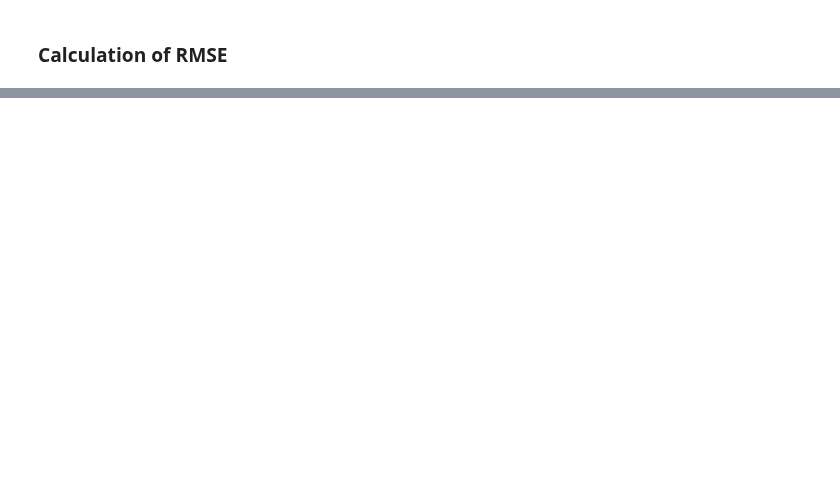
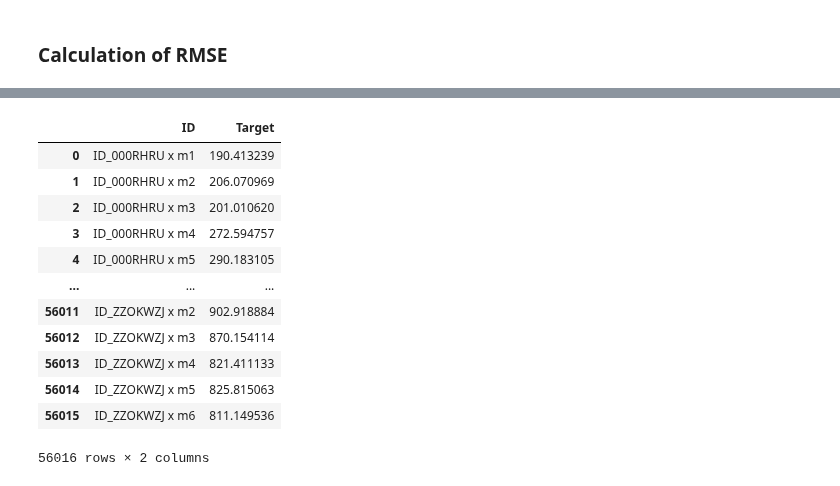
Before and after one commit to AumPandya95/zindi_paygo, a Jupyter notebook: notebooks/models/xgboost_model_approach_2.ipynb, the cells around one changed output, grey strips where cells are left out. Drawn from its saved outputs; the diff is of its cells as text; code cells hidden in the pictures; blank space fills up the shorter version.

```diff
--- a/notebooks/models/xgboost_model_approach_2.ipynb
+++ b/notebooks/models/xgboost_model_approach_2.ipynb
@@ -277,0 +310,19 @@ print('Final RMSE --> ', rmse)
+# %%
+test_id = test_set[["ID"]]
+test_set.drop(columns=["ID"], inplace=True)
+
+# Encoding and re-attaching using train encoding model
+og_frame_test, encoded_test, encoder_model = encode_and_drop(test_set, "test", encoder_model)
+encoded_test = pd.concat([encoded_test, test_set[['b1', 'b2', 'b3', 'b4', 'b5']].reset_index(drop=True)], axis=1)
+
+predict_dict = dict()
+
+for col_no, predict_col in enumerate(['m1', 'm2', 'm3', 'm4', 'm5', 'm6']):
+    predict_dict[f"m{col_no+1}_pred"] = model_two.predict(encoded_test)
+    int_df = encoded_test[['b1', 'b2', 'b3', 'b4', 'b5']]
+    encoded_test.drop(columns=['b1', 'b2', 'b3', 'b4', 'b5'], inplace=True)
+    concatinating_df = slide_variable_window(predictor_array=int_df,
+                                             var_to_add=pd.DataFrame(predict_dict[f"m{col_no+1}_pred"]))
+    encoded_test = pd.concat([encoded_test, concatinating_df], axis=1)  # We add the newly created columns
+
+predict_dict
@@ -277,0 +351,12 @@ print('Final RMSE --> ', rmse)
+# %%
+pred_frame_test = pd.DataFrame(predict_dict)
+pred_frame_test.index = test_set.index
+# %%
+full_test_array_test = pd.concat([test_set, pred_frame_test], axis=1)
+full_test_array_test = pd.merge(full_test_array_test, test_id, how='left', left_index=True, right_index=True)
+# %%
+sub_file = SubmissionFile(
+    validation_data=full_test_array_test,
+    type_of_data='test'
+).execute()
+sub_file.reset_index(drop=True, inplace=True)
@@ -277,0 +365,16 @@ print('Final RMSE --> ', rmse)
+# %%
+sub_file
+# %% [output]
+|  | ID | Target |
+| 0 | ID_000RHRU x m1 | 190.413239 |
+| 1 | ID_000RHRU x m2 | 206.070969 |
+| 2 | ID_000RHRU x m3 | 201.010620 |
+| 3 | ID_000RHRU x m4 | 272.594757 |
+| 4 | ID_000RHRU x m5 | 290.183105 |
+| ... | ... | ... |
+| 56011 | ID_ZZOKWZJ x m2 | 902.918884 |
+| 56012 | ID_ZZOKWZJ x m3 | 870.154114 |
+| 56013 | ID_ZZOKWZJ x m4 | 821.411133 |
+| 56014 | ID_ZZOKWZJ x m5 | 825.815063 |
+| 56015 | ID_ZZOKWZJ x m6 | 811.149536 |
+56016 rows × 2 columns
```
Also changed, not shown: parts of 27 cells of this notebook.
